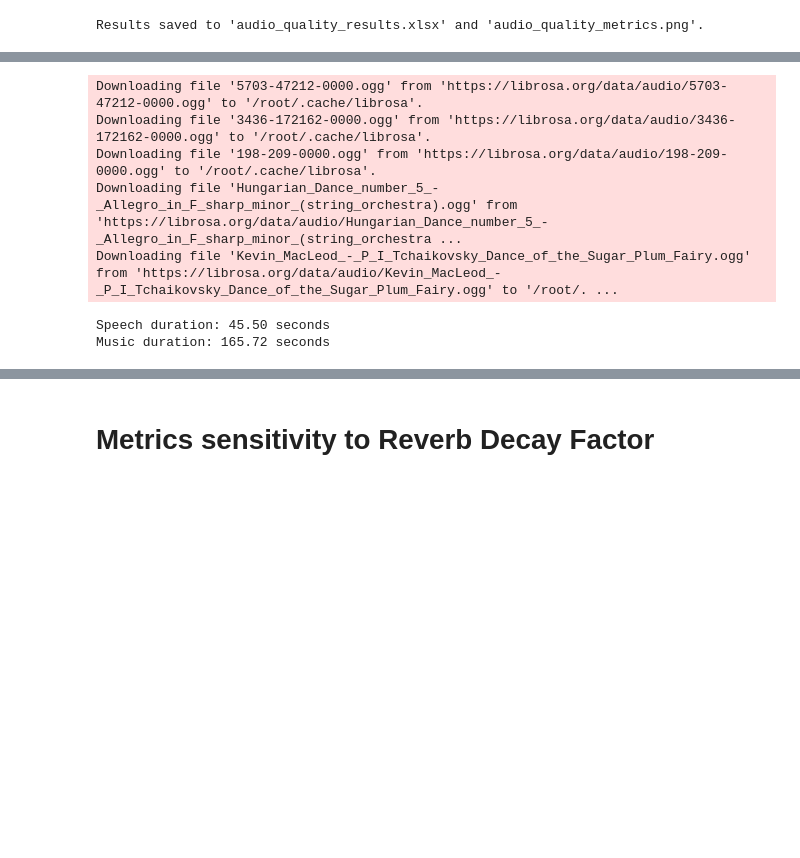
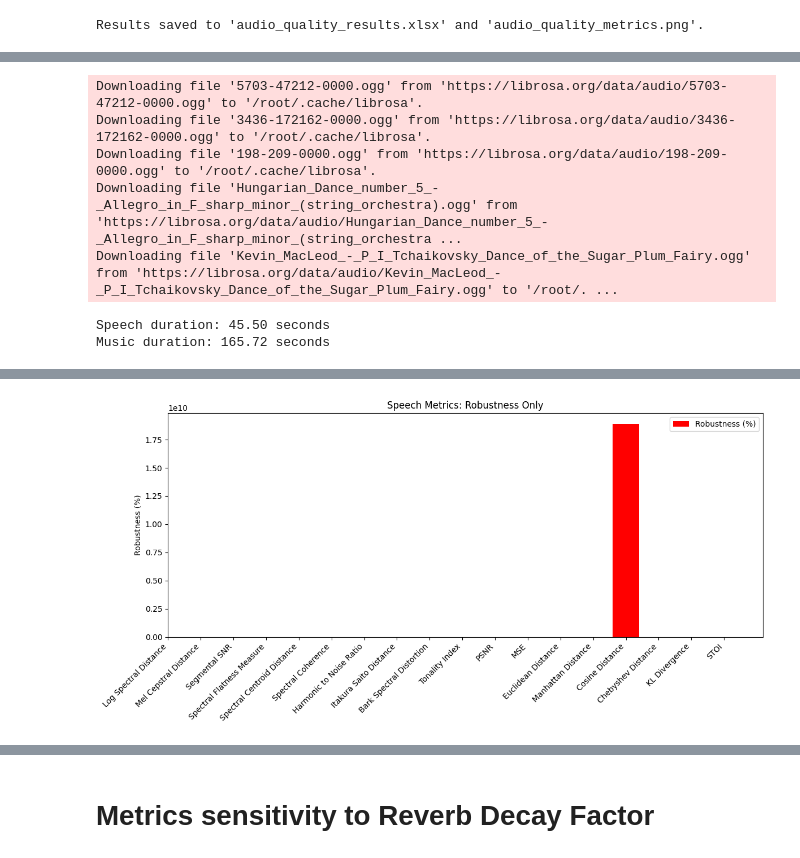
Before and after one commit to DrAhmedOmara/DrAhmedOmara, a Jupyter notebook: audio_1001_1.ipynb, the cells around one changed output, grey strips where cells are left out. Cells and saved outputs as stored; diff of their text form; code cells hidden in the pictures; blank space fills up the shorter version.

```diff
--- a/audio_1001_1.ipynb
+++ b/audio_1001_1.ipynb
@@ -779,29 +783,33 @@ class SignalMetrics:
         return stoi(self.original, self.processed, self.sr, extended=False)
 
     def compute_all_metrics(self):
-        """Compute all metrics"""
-        return {
-            'Log Spectral Distance': self.log_spectral_distance(),
-            'Mel Cepstral Distance': self.mel_cepstral_distance(),
-            'Segmental SNR': self.segmental_snr(),
-            'Spectral Flatness Measure': self.spectral_flatness_measure(),
-            'Spectral Centroid Distance': self.spectral_centroid_distance(),
-            'Spectral Coherence': self.spectral_coherence(),
-            'Harmonic to Noise Ratio': self.harmonic_to_noise_ratio(),
-            'Itakura Saito Distance': self.itakura_saito_distance(),
-            'Bark Spectral Distortion': self.bark_spectral_distortion(),
-            'Tonality Index': self.tonality_index(),
-            'PSNR': self.psnr(),
-            'MSE': self.mse(),
-            'Euclidean Distance': self.euclidean_distance(),
-            'Manhattan Distance': self.manhattan_distance(),
-            'Cosine Distance': self.cosine_distance(),
-            'Chebyshev Distance': self.chebyshev_distance(),
-            #'Shannon Entropy': self.shannon_entropy(self.processed),
-            'KL Divergence': self.kl_divergence(),
-            #'PESQ': self.pesq(),
-            'STOI': self.stoi()
-        }
+    """Compute all metrics, grouped by category."""
+    return {
+        # Audio-Specific Distances
+        'Log Spectral Distance': self.log_spectral_distance(),
+        'Mel Cepstral Distance': self.mel_cepstral_distance(),
+        'Segmental SNR': self.segmental_snr(),
+        'Spectral Flatness Measure': self.spectral_flatness_measure(),
+        'Spectral Centroid Distance': self.spectral_centroid_distance(),
+        'Spectral Coherence': self.spectral_coherence(),
+        'Harmonic to Noise Ratio': self.harmonic_to_noise_ratio(),
+        'Itakura Saito Distance': self.itakura_saito_distance(),
+        'Bark Spectral Distortion': self.bark_spectral_distortion(),
+        'Tonality Index': self.tonality_index(),
+        #'PESQ': self.pesq(),  # Uncomment if needed
+        'STOI': self.stoi(),
+
+        # General Objective Distances
+        'PSNR': self.psnr(),
+        'MSE': self.mse(),
+        'Euclidean Distance': self.euclidean_distance(),
+        'Manhattan Distance': self.manhattan_distance(),
+        'Cosine Distance': self.cosine_distance(),
+        'Chebyshev Distance': self.chebyshev_distance(),
+        #'Shannon Entropy': self.shannon_entropy(self.processed),  # Uncomment if needed
+        'KL Divergence': self.kl_divergence()
+    }
+
 
 # -------------------- Data Preparation --------------------
 # Load speech and music datasets
@@ -909,21 +917,42 @@ speech_stability, speech_robustness = analyze_metrics(speech_results, clean_spee
 music_stability, music_robustness = analyze_metrics(music_results, clean_music_baseline)
 
 # -------------------- Visualization --------------------
-fig, axes = plt.subplots(1, 2, figsize=(14, 6))
+#fig, axes = plt.subplots(1, 2, figsize=(14, 6))
 speech_df = pd.DataFrame({'Stability (STD)': speech_stability, 'Robustness (%)': speech_robustness})
 music_df = pd.DataFrame({'Stability (STD)': music_stability, 'Robustness (%)': music_robustness})
 
-speech_df.plot(kind='bar', ax=axes[0], title='Speech Metrics: Stability & Robustness')
-music_df.plot(kind='bar', ax=axes[1], title='Music Metrics: Stability & Robustness')
+import matplotlib.pyplot as plt
+import numpy as np
+import pandas as pd
+
+# Assuming speech_df and music_df are already defined DataFrames with robustness values
+# For example, if you computed robustness as in our previous code:
+# speech_df = pd.DataFrame({'Stability (STD)': speech_stability, 'Robustness (%)': speech_robustness})
+# music_df = pd.DataFrame({'Stability (STD)': music_stability, 'Robustness (%)': music_robustness})
+
+# Plot Robustness for Speech Metrics
+fig, ax = plt.subplots(figsize=(12, 6))
+x = np.arange(len(speech_df.index))
+bars = ax.bar(x, speech_df['Robustness (%)'], color='red', label='Robustness (%)')
+ax.set_xticks(x)
+ax.set_xticklabels(speech_df.index, rotation=45, ha='right')
+ax.set_ylabel('Robustness (%)')
+ax.set_title('Speech Metrics: Robustness Only')
+ax.legend()
 plt.tight_layout()
 plt.show()
 
-# -------------------- Export Results --------------------
-with pd.ExcelWriter("stability_robustness_results.xlsx") as writer:
-    speech_df.to_excel(writer, sheet_name="Speech Stability & Robustness")
-    music_df.to_excel(writer, sheet_name="Music Stability & Robustness")
-
-print("Stability and Robustness analysis complete. Results saved to 'stability_robustness_results.xlsx'.")
+# Plot Robustness for Music Metrics
+fig, ax = plt.subplots(figsize=(12, 6))
+x = np.arange(len(music_df.index))
+bars = ax.bar(x, music_df['Robustness (%)'], color='red', label='Robustness (%)')
+ax.set_xticks(x)
+ax.set_xticklabels(music_df.index, rotation=45, ha='right')
+ax.set_ylabel('Robustness (%)')
+ax.set_title('Music Metrics: Robustness Only')
+ax.legend()
+plt.tight_layout()
+plt.show()
 # %% [output]
 Downloading file '5703-47212-0000.ogg' from 'https://librosa.org/data/audio/5703-47212-0000.ogg' to '/root/.cache/librosa'.
 Downloading file '3436-172162-0000.ogg' from 'https://librosa.org/data/audio/3436-172162-0000.ogg' to '/root/.cache/librosa'.
@@ -935,0 +964 @@ ModuleNotFoundError: No module named 'pystoi'
+[figure, added]
```
Also changed, not shown: parts of 4 cells of this notebook.
